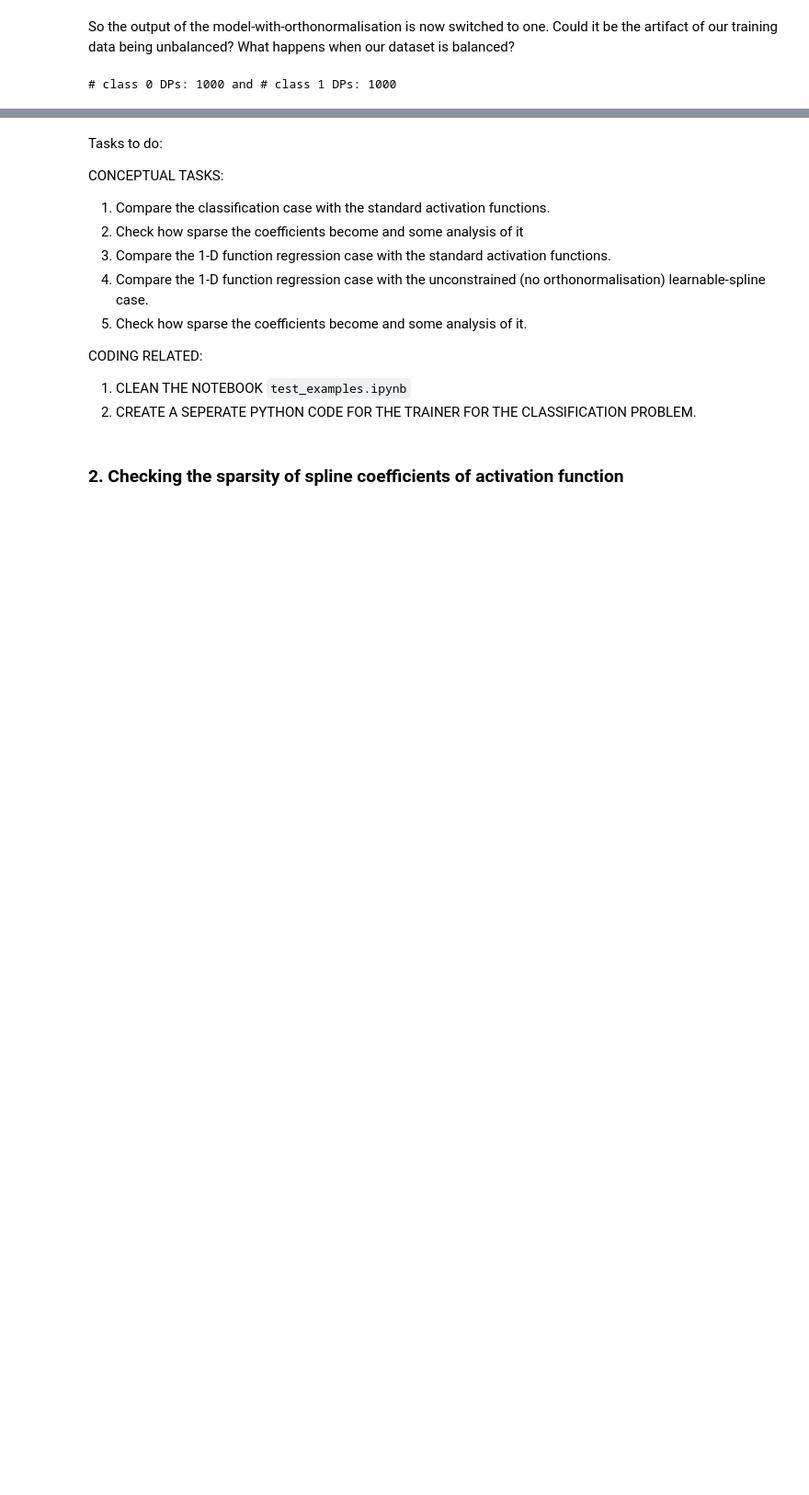
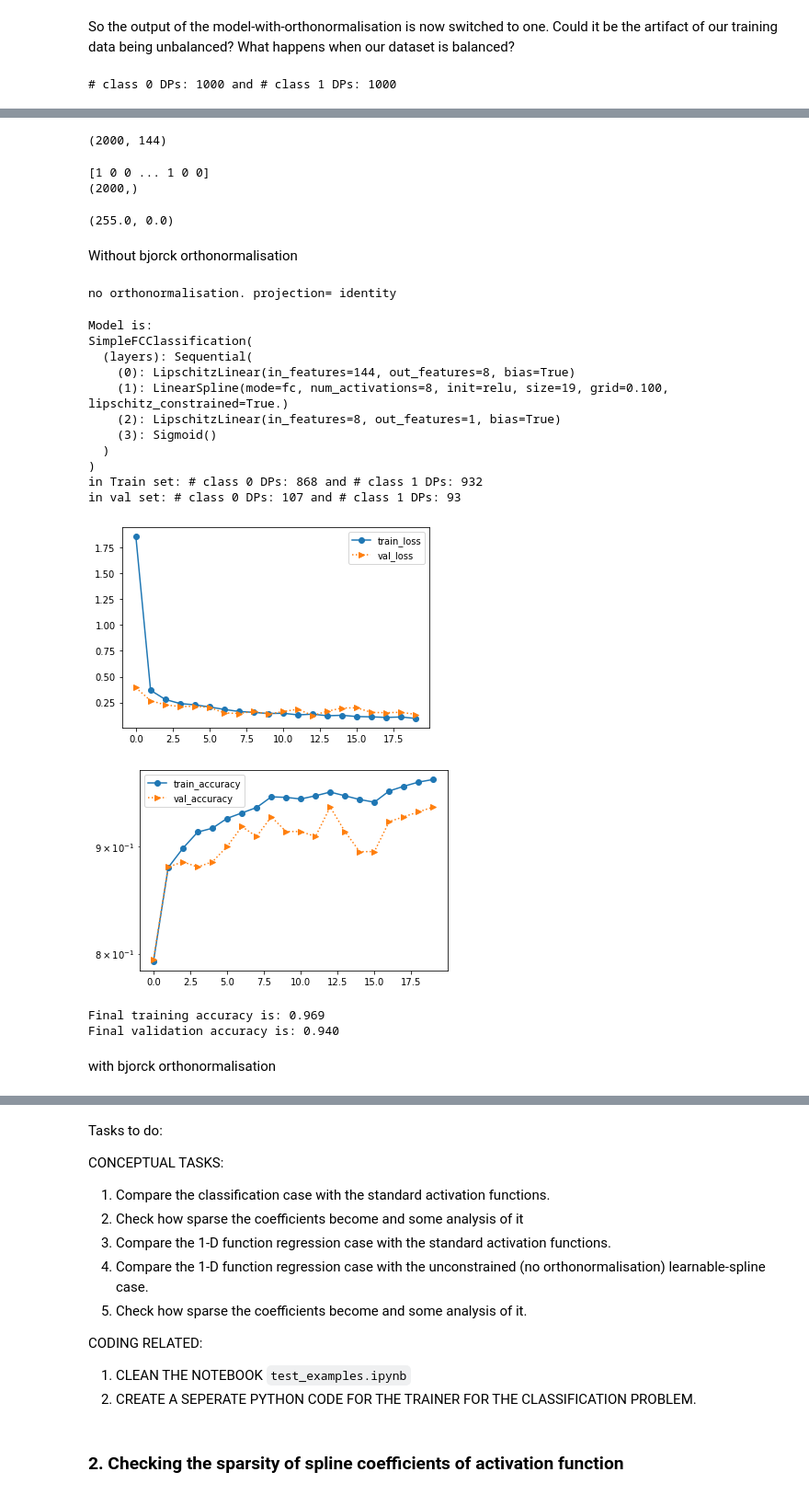
Before and after one commit to neelkanthrawat/Lipschitz_DSNN, a Jupyter notebook: trial_notebooks/test_examples.ipynb, the cells around one changed output, grey strips where cells are left out. Shown: that part at 92% size. Saved outputs shown, nothing was run; the diff lists cells and outputs as text; code cells hidden in the pictures; blank space fills up the shorter version.

```diff
--- a/trial_notebooks/test_examples.ipynb
+++ b/trial_notebooks/test_examples.ipynb
@@ -870,0 +1145,26 @@ Let's compare its performance against the standard activation functions.
+# %%
+### flatten mnist images
+flat_mnist_img=img_mnist.reshape((img_mnist.shape[0],-1))
+flat_mnist_img.shape
+# %% [output]
+(2000, 144)
+# %%
+### filter for 3 and 7
+# filter_mask = (labels_mnist == 3) | (labels_mnist == 7)
+# images_mnist_flat = flat_mnist_img[filter_mask]
+# tgt_mnist_binary = labels_mnist[filter_mask]
+# print(tgt_mnist_binary)
+# tgt_mnist_binary = np.where(tgt_mnist_binary==3, 0, 1)
+
+# even digits as 0 and odd digits as 1
+tgt_mnist_binary = np.where(labels_mnist%2==0, 0, 1)
+print(tgt_mnist_binary); print(tgt_mnist_binary.shape)
+# %% [output]
+[1 0 0 ... 1 0 0]
+(2000,)
+# %%
+np.max(flat_mnist_img), np.min(flat_mnist_img) # here the data is normalised (values between 0 and 1)
+# %% [output]
+(255.0, 0.0)
+# %% [markdown]
+Without bjorck orthonormalisation
@@ -870,0 +1204,46 @@ Let's compare its performance against the standard activation functions.
+# %%
+# Define the criterion
+criterion = nn.BCELoss()
+
+# Define the model
+simple_fc_model_12= SimpleFCClassification(network_parameters=config_train_classification['net_params'],
+                                          **additional_network_params)
+simple_fc_model_12 = simple_fc_model_12.to('cpu')
+print("Model is:")
+print(simple_fc_model_12)
+
+# Instantiate the Trainer
+trainer_no_bjork = Trainer_classification(model=simple_fc_model_12,
+                                    xdata= flat_mnist_img,#images_mnist_flat,
+                                    ydata=tgt_mnist_binary,
+                                    criterion=criterion,
+                                    config=config_train_classification,
+                                    seed=12,
+                                    device='cpu',
+                                    print_after_epoch=1000
+                                    )
+
+# Train the model
+trainer_no_bjork.train()
+
+### plotting loss curves
+plot_losses_trained_model(trainer_no_bjork)
+# %% [output]
+no orthonormalisation. projection= identity
+Model is:
+SimpleFCClassification(
+  (layers): Sequential(
+    (0): LipschitzLinear(in_features=144, out_features=8, bias=True)
+    (1): LinearSpline(mode=fc, num_activations=8, init=relu, size=19, grid=0.100, lipschitz_constrained=True.)
+    (2): LipschitzLinear(in_features=8, out_features=1, bias=True)
+    (3): Sigmoid()
+  )
+)
+in Train set: # class 0 DPs: 868 and # class 1 DPs: 932
+in val set: # class 0 DPs: 107 and # class 1 DPs: 93
+[figure, added]
+[figure, added]
+Final training accuracy is: 0.969
+Final validation accuracy is: 0.940
+# %% [markdown]
+with bjorck orthonormalisation
```
Also changed, not shown: parts of 35 cells of this notebook.
